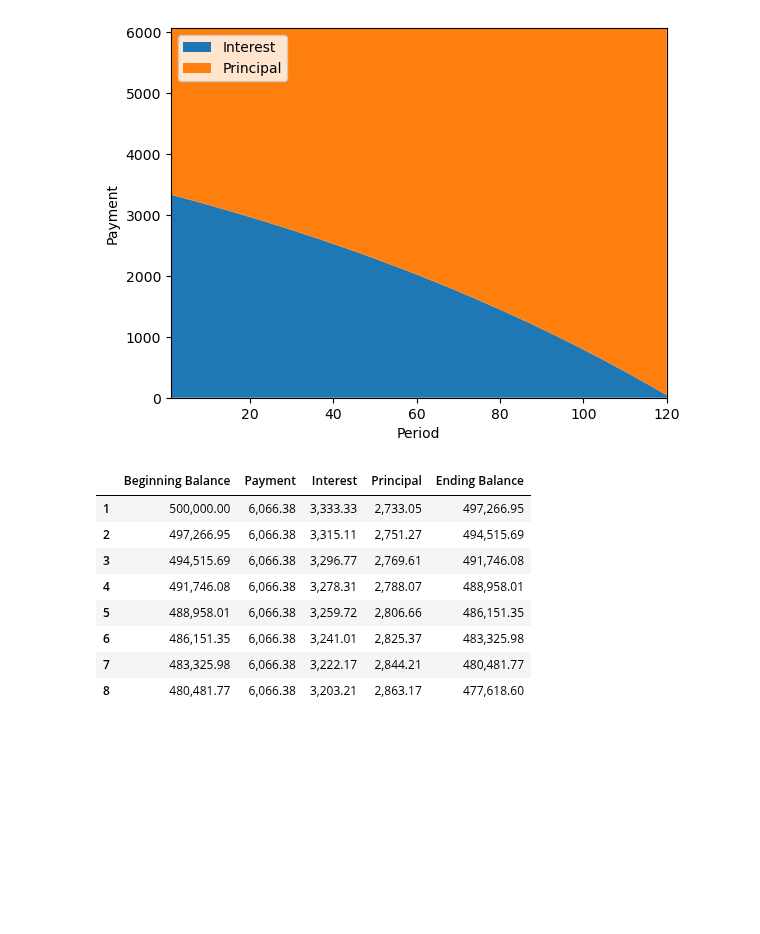
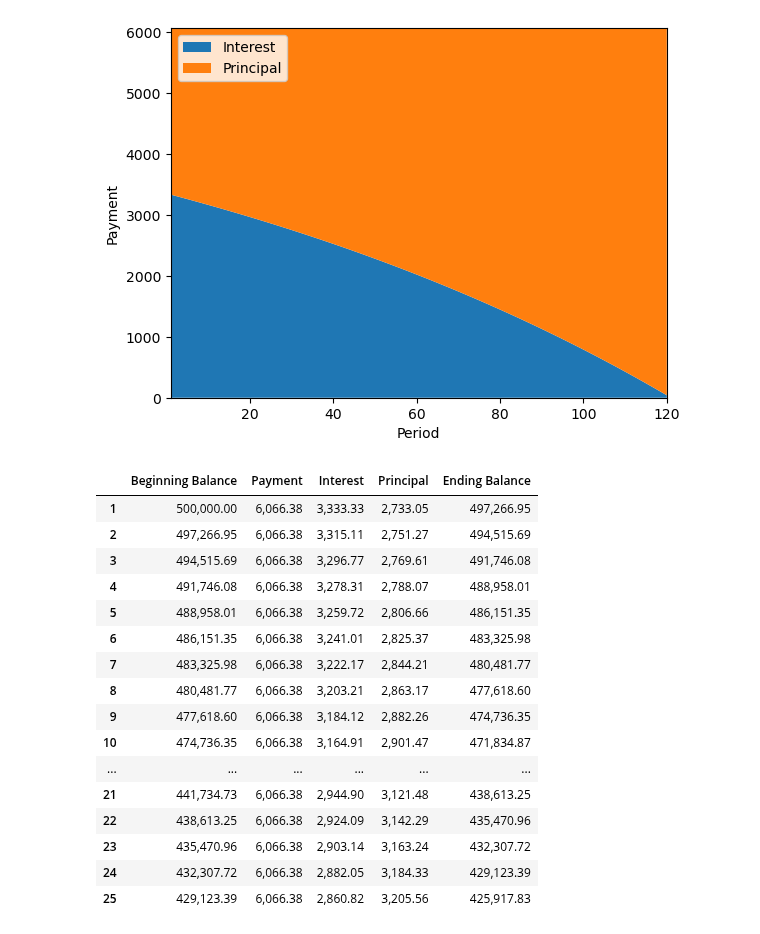
Before and after one commit to 591118/ProsjektADAH2023, a Jupyter notebook: test.ipynb, the cells around one changed output. Drawn from its saved outputs; the diff is of its cells as text; code cells hidden in the pictures; blank space fills up the shorter version.

```diff
--- a/test.ipynb
+++ b/test.ipynb
@@ -27,24 +97,32 @@ plt.margins(0, 0)
 # %%
 pd.options.display.float_format = '{:,.2f}'.format
 
 # cash flow table_
 cf_data = {'Interest': interest_payment, 'Principal': principal_payment}
 cf_table = pd.DataFrame(data=cf_data, index=periods)
 cf_table['Payment'] = cf_table['Interest'] + cf_table['Principal']
 cf_table['Ending Balance'] = original_balance - \
                              cf_table['Principal'].cumsum()
 cf_table['Beginning Balance'] = [original_balance] + \
                                 list(cf_table['Ending Balance'])[:-1]
 cf_table = cf_table[['Beginning Balance', 'Payment', 'Interest',
                      'Principal', 'Ending Balance']]
-cf_table.head(8)
+cf_table.head(25)
 # %% [output]
 |  | Beginning Balance | Payment | Interest | Principal | Ending Balance |
 | 1 | 500,000.00 | 6,066.38 | 3,333.33 | 2,733.05 | 497,266.95 |
 | 2 | 497,266.95 | 6,066.38 | 3,315.11 | 2,751.27 | 494,515.69 |
 | 3 | 494,515.69 | 6,066.38 | 3,296.77 | 2,769.61 | 491,746.08 |
 | 4 | 491,746.08 | 6,066.38 | 3,278.31 | 2,788.07 | 488,958.01 |
 | 5 | 488,958.01 | 6,066.38 | 3,259.72 | 2,806.66 | 486,151.35 |
 | 6 | 486,151.35 | 6,066.38 | 3,241.01 | 2,825.37 | 483,325.98 |
 | 7 | 483,325.98 | 6,066.38 | 3,222.17 | 2,844.21 | 480,481.77 |
 | 8 | 480,481.77 | 6,066.38 | 3,203.21 | 2,863.17 | 477,618.60 |
+| 9 | 477,618.60 | 6,066.38 | 3,184.12 | 2,882.26 | 474,736.35 |
+| 10 | 474,736.35 | 6,066.38 | 3,164.91 | 2,901.47 | 471,834.87 |
+| ... | ... | ... | ... | ... | ... |
+| 21 | 441,734.73 | 6,066.38 | 2,944.90 | 3,121.48 | 438,613.25 |
+| 22 | 438,613.25 | 6,066.38 | 2,924.09 | 3,142.29 | 435,470.96 |
+| 23 | 435,470.96 | 6,066.38 | 2,903.14 | 3,163.24 | 432,307.72 |
+| 24 | 432,307.72 | 6,066.38 | 2,882.05 | 3,184.33 | 429,123.39 |
+| 25 | 429,123.39 | 6,066.38 | 2,860.82 | 3,205.56 | 425,917.83 |
```
Also changed, not shown: parts of 10 cells of this notebook, 5 other files.
